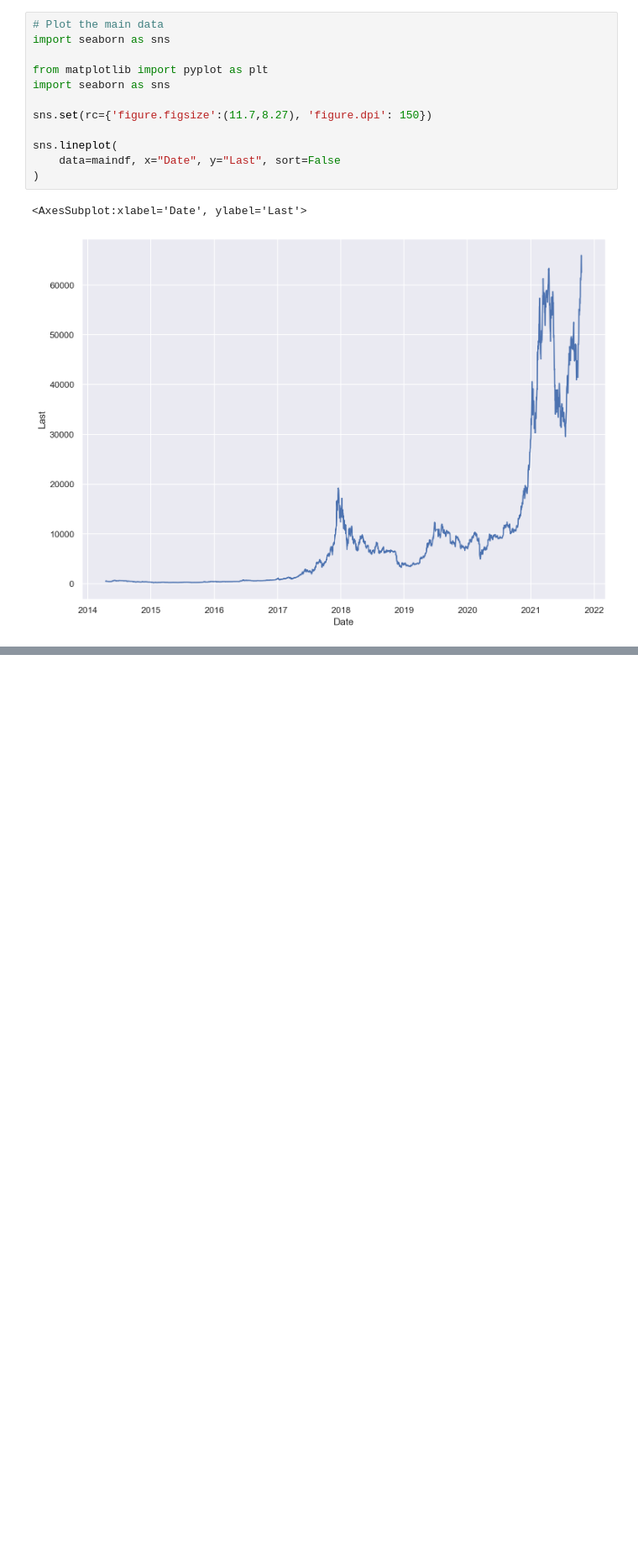
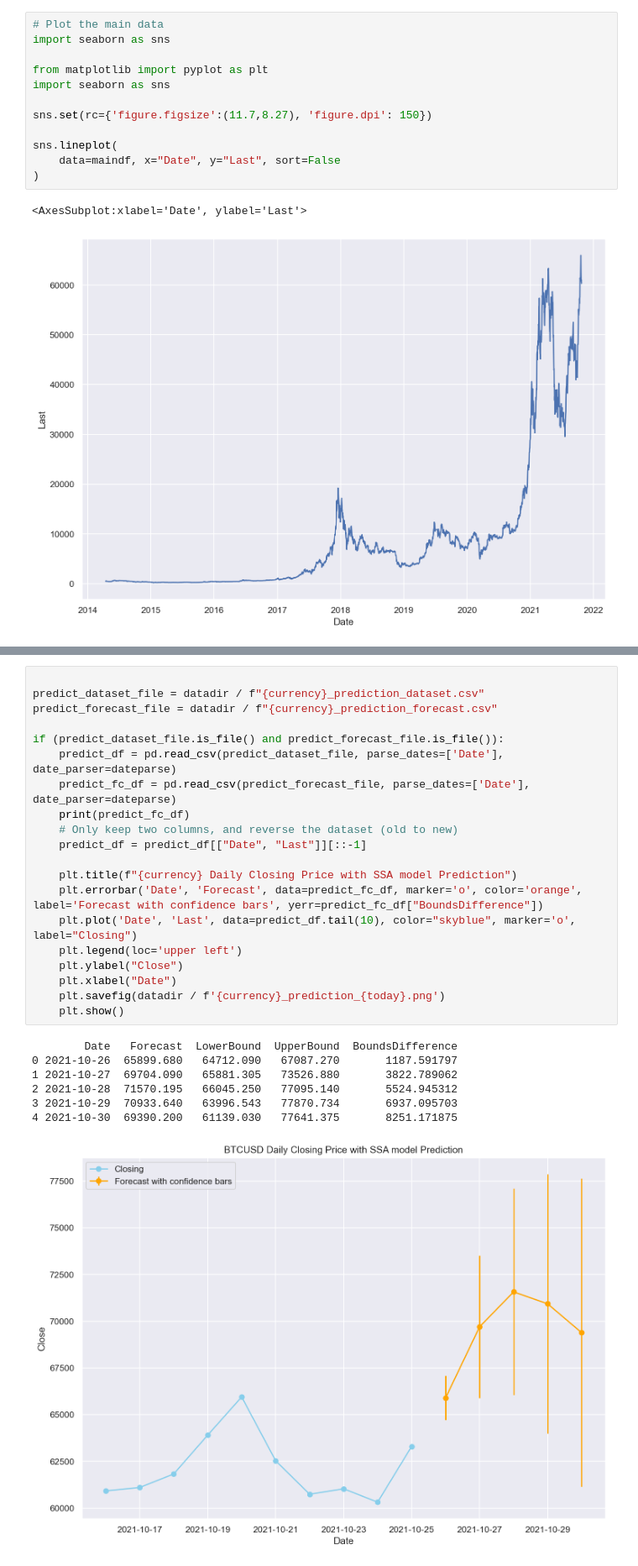
Before and after one commit to karanveersp/Avalonia-Crypto-Price-Forecaster, a Jupyter notebook: TrainerCLI/Notebooks/graphs.ipynb, the cells around one changed output, grey strips where cells are left out. Shown at 84% size. Saved outputs shown, nothing was run; the diff lists cells and outputs as text; blank space fills up the shorter version.

```diff
--- a/TrainerCLI/Notebooks/graphs.ipynb
+++ b/TrainerCLI/Notebooks/graphs.ipynb
@@ -120,0 +125,28 @@ plt.show()
+# %%
+
+predict_dataset_file = datadir / f"{currency}_prediction_dataset.csv"
+predict_forecast_file = datadir / f"{currency}_prediction_forecast.csv"
+
+if (predict_dataset_file.is_file() and predict_forecast_file.is_file()):
+    predict_df = pd.read_csv(predict_dataset_file, parse_dates=['Date'], date_parser=dateparse)
+    predict_fc_df = pd.read_csv(predict_forecast_file, parse_dates=['Date'], date_parser=dateparse)
+    print(predict_fc_df)
+    # Only keep two columns, and reverse the dataset (old to new)
+    predict_df = predict_df[["Date", "Last"]][::-1]
+
+    plt.title(f"{currency} Daily Closing Price with SSA model Prediction")
+    plt.errorbar('Date', 'Forecast', data=predict_fc_df, marker='o', color='orange', label='Forecast with confidence bars', yerr=predict_fc_df["BoundsDifference"])
+    plt.plot('Date', 'Last', data=predict_df.tail(10), color="skyblue", marker='o', label="Closing")
+    plt.legend(loc='upper left')
+    plt.ylabel("Close")
+    plt.xlabel("Date")
+    plt.savefig(datadir / f'{currency}_prediction_{today}.png')
+    plt.show()
+# %% [output]
+        Date   Forecast  LowerBound  UpperBound  BoundsDifference
+0 2021-10-26  65899.680   64712.090   67087.270       1187.591797
+1 2021-10-27  69704.090   65881.305   73526.880       3822.789062
+2 2021-10-28  71570.195   66045.250   77095.140       5524.945312
+3 2021-10-29  70933.640   63996.543   77870.734       6937.095703
+4 2021-10-30  69390.200   61139.030   77641.375       8251.171875
+[figure, added]
```
Also changed, not shown: parts of 7 cells of this notebook, 15 other files.
